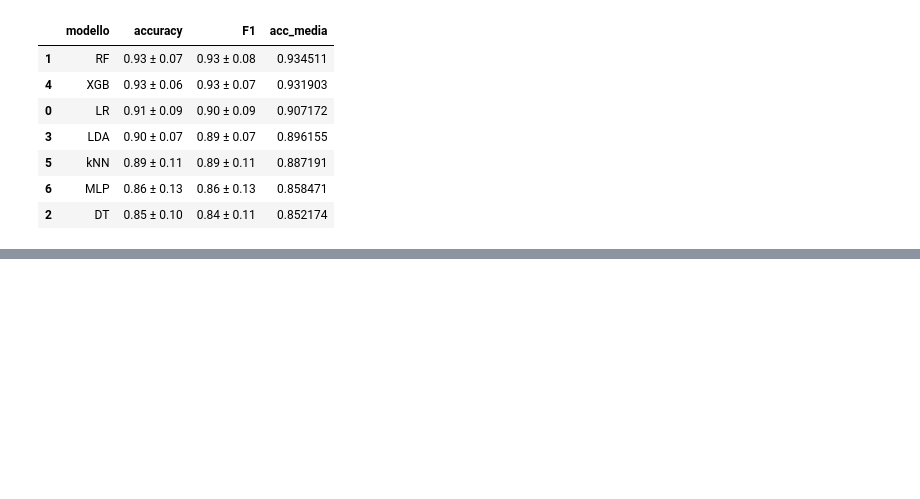
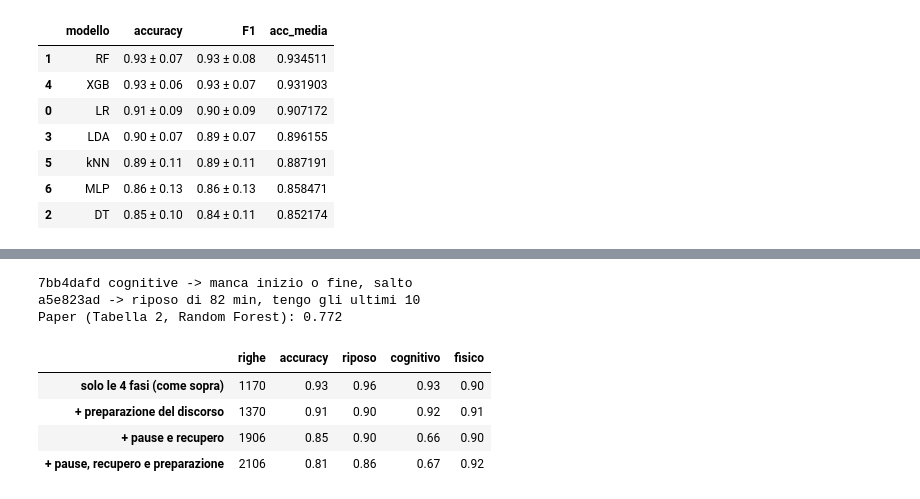
Before and after one commit to lyKaede/vitastress-cofounds, a Jupyter notebook: notebooks/03_ternario.ipynb, the cells around one changed output, grey strips where cells are left out. Saved outputs shown, nothing was run; the diff lists cells and outputs as text; code cells hidden in the pictures; blank space fills up the shorter version.

```diff
--- a/notebooks/03_ternario.ipynb
+++ b/notebooks/03_ternario.ipynb
@@ -465,0 +568,36 @@ confronto.sort_values("acc_media", ascending=False)
+# %%
+principali = pd.concat([tabella_persona(p) for p in persone]).reset_index()
+
+def prova_fasi(quali_extra):
+    tab = pd.concat([principali, extra[extra["fase"].isin(quali_extra)]])
+    tab = tab.drop_duplicates(subset=["persona", "date"]).dropna(subset=colonne)
+    for col in colonne:
+        tab[col] = tab.groupby("persona")[col].transform(lambda s: (s - s.mean()) / s.std())
+    rf = RandomForestClassifier(n_estimators=100, random_state=42)
+    previsto = cross_val_predict(rf, tab[colonne], tab["classe"], groups=tab["persona"], cv=LeaveOneGroupOut())
+    giusto = pd.Series(previsto == tab["classe"].values, index=tab.index)
+    riga = {"righe": len(tab), "accuracy": giusto.groupby(tab["persona"]).mean().mean()}
+    richiamo = recall_score(tab["classe"], previsto, average=None)
+    for k in range(3):
+        riga[nomi_classi[k]] = richiamo[k]
+    return riga
+
+prove = {
+    "solo le 4 fasi (come sopra)": [],
+    "+ preparazione del discorso": ["preparazione"],
+    "+ pause e recupero": ["pausa", "recupero"],
+    "+ pause, recupero e preparazione": ["pausa", "recupero", "preparazione"],
+}
+fasi_paper = pd.DataFrame({nome: prova_fasi(quali) for nome, quali in prove.items()}).T
+fasi_paper["righe"] = fasi_paper["righe"].astype(int)
+print("Paper (Tabella 2, Random Forest): 0.772")
+fasi_paper.round(2)
+# %% [output]
+7bb4dafd cognitive -> manca inizio o fine, salto
+a5e823ad -> riposo di 82 min, tengo gli ultimi 10
+Paper (Tabella 2, Random Forest): 0.772
+|  | righe | accuracy | riposo | cognitivo | fisico |
+| solo le 4 fasi (come sopra) | 1170 | 0.93 | 0.96 | 0.93 | 0.90 |
+| + preparazione del discorso | 1370 | 0.91 | 0.90 | 0.92 | 0.91 |
+| + pause e recupero | 1906 | 0.85 | 0.90 | 0.66 | 0.90 |
+| + pause, recupero e preparazione | 2106 | 0.81 | 0.86 | 0.67 | 0.92 |
```
Also changed, not shown: parts of 15 cells of this notebook, 7 other files.
